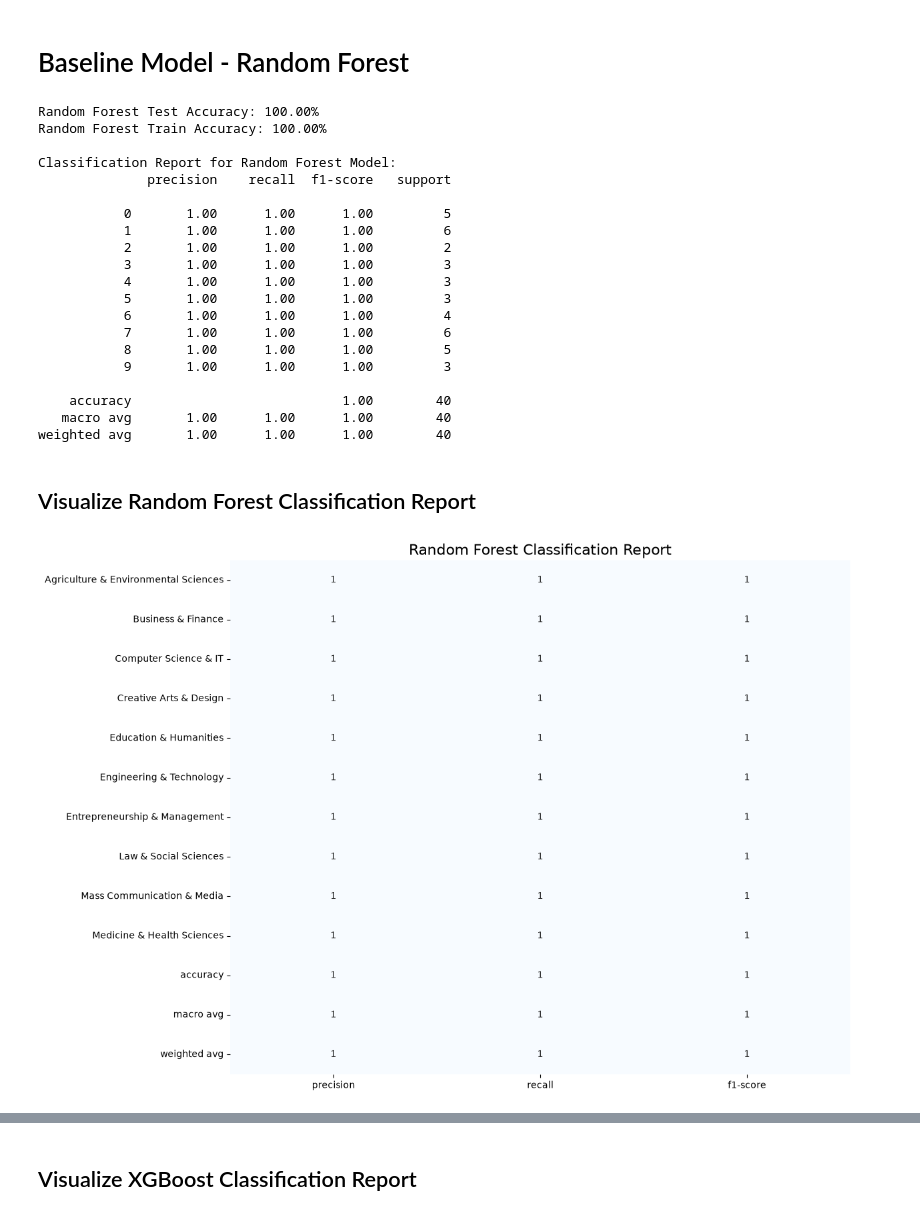
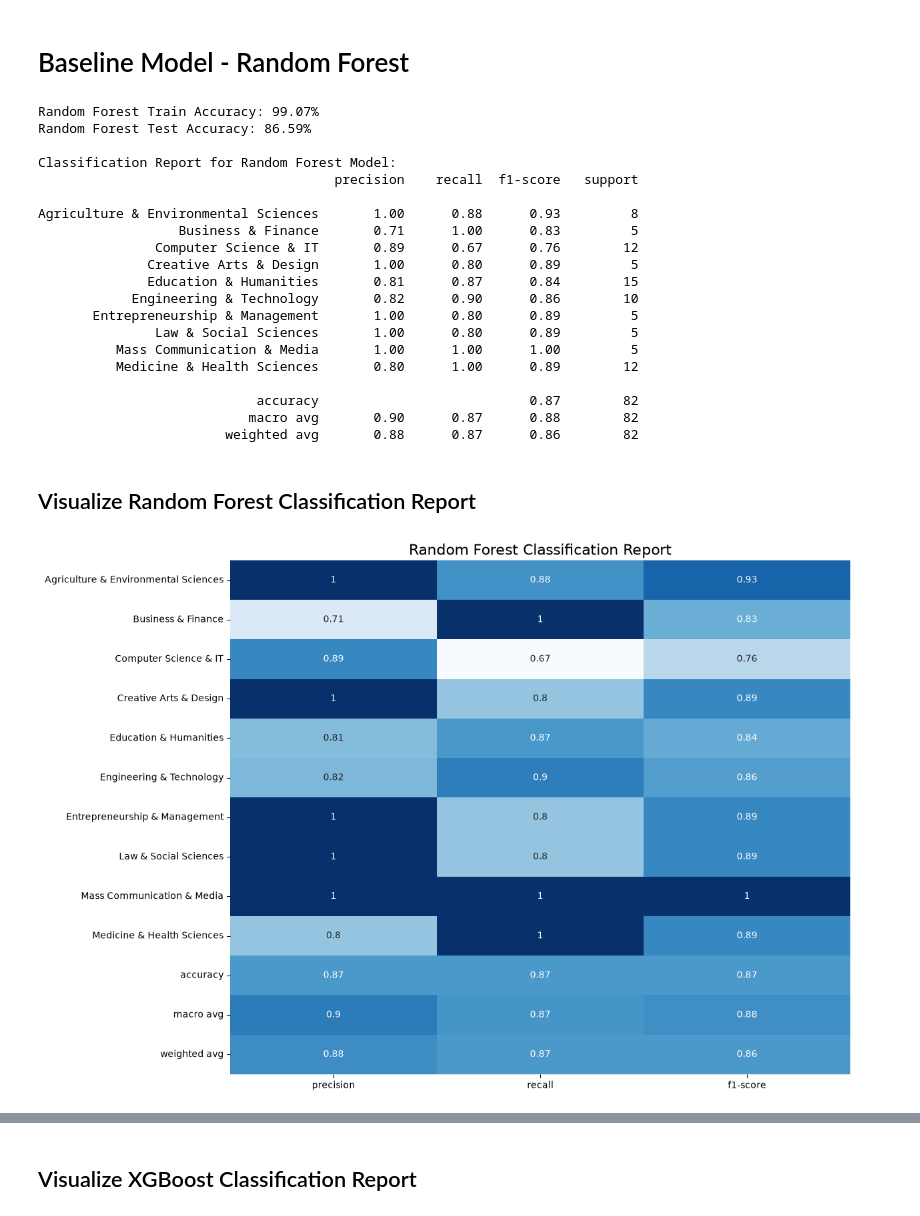
Before and after one commit to A-I-Jeremiah/Smart-Career-Portal, a Jupyter notebook: new_model.ipynb, the cells around one changed output, grey strips where cells are left out. Cells and saved outputs as stored; diff of their text form; code cells hidden in the pictures.

```diff
--- a/new_model.ipynb
+++ b/new_model.ipynb
@@ -268,22 +318,21 @@ ColumnTransformer(transformers=[('num', StandardScaler(),
 # %% [markdown]
 # Build Feature Matrix
 # %%
-features = categorical_columns + numerical_columns
 label_encoder = LabelEncoder()
 
-# add any missing columns with sensible defaults to avoid KeyError
-missing = [c for c in features if c not in df.columns]
-for c in missing:
-    df[c] = 0.0 if c in numerical_columns else "Unknown"
 
 X = df[features].copy()
-y = df["career_path"]
-y_encoded = label_encoder.fit_transform(df['career_path'])
+y = df["career_path"].dropna()
+y_encoded = label_encoder.fit_transform(y)
 
 print("First 5 rows of X (Features):")
 display(X.head())
 print("\nDistribution of y (target):")
 print(y.value_counts())
 print("\nUnique classes in target variable:", label_encoder.classes_)
+
+print("\nClass imbalance summary:")
+for i, (class_label, count) in enumerate(zip(label_encoder.classes_, y.value_counts())):
+    print(f"  {class_label}: {count}")
 # %% [output]
 First 5 rows of X (Features):
@@ -338,25 +391,6 @@ Class balance in train:
 # %% [markdown]
 # Baseline Model - Random Forest
 # %%
-rf_model = Pipeline(steps=[
-    ('preprocessor', preprocessor),
-    ('classifier', RandomForestClassifier(n_estimators=300,
-    max_depth=18,
-    min_samples_leaf=2,
-    class_weight="balanced",
-    random_state=42,
-    n_jobs=-1))
-])
-
-# Ensure preprocessor uses the normalized column names (underscores) to match X_train
-cat_cols_norm = [c.lower().strip().replace(' ', '_').replace('__', '_') for c in categorical_columns]
-num_cols_norm = [c.lower().strip().replace(' ', '_').replace('__', '_') for c in numerical_columns]
-
-preprocessor = ColumnTransformer(transformers=[
-    ('num', StandardScaler(), num_cols_norm),
-    ('cat', OrdinalEncoder(handle_unknown="use_encoded_value", unknown_value=-1), cat_cols_norm)
-])
-
 rf_model = Pipeline(steps=[
     ('preprocessor', preprocessor),
     ('classifier', RandomForestClassifier(
@@ -369,49 +403,52 @@ rf_model = Pipeline(steps=[
     ))
 ])
 
+# Fit the model
 rf_model.fit(X_train, y_train)
 
 # Evaluation
-rf_accuracy = accuracy_score(y_test, rf_model.predict(X_test))
-print(f"Random Forest Test Accuracy: {rf_accuracy*100:.2f}%")
-print(f"Random Forest Train Accuracy: {accuracy_score(y_train, rf_model.predict(X_train))*100:.2f}%")
+rf_train_accuracy = accuracy_score(y_train, rf_model.predict(X_train))
+rf_test_accuracy = accuracy_score(y_test, rf_model.predict(X_test))
+print(f"Random Forest Train Accuracy: {rf_train_accuracy*100:.2f}%")
+print(f"Random Forest Test Accuracy: {rf_test_accuracy*100:.2f}%")
 
 # Classification Report
-rf_classification_report = classification_report(y_test, rf_model.predict(X_test))
+rf_target_names = [str(c) if not (isinstance(c, float) and np.isnan(c)) else "Unknown" for c in label_encoder.classes_]
+rf_classification_report = classification_report(y_test, rf_model.predict(X_test), target_names=rf_target_names, zero_division=0)
 print("\nClassification Report for Random Forest Model:")
 print(rf_classification_report)
 # %% [output]
-Random Forest Test Accuracy: 100.00%
-Random Forest Train Accuracy: 100.00%
+Random Forest Train Accuracy: 99.07%
+Random Forest Test Accuracy: 86.59%
 
 Classification Report for Random Forest Model:
-              precision    recall  f1-score   support
+                                      precision    recall  f1-score   support
 
-           0       1.00      1.00      1.00         5
-           1       1.00      1.00      1.00         6
-           2       1.00      1.00      1.00         2
-           3       1.00      1.00      1.00         3
-           4       1.00      1.00      1.00         3
-           5       1.00      1.00      1.00         3
-           6       1.00      1.00      1.00         4
-           7       1.00      1.00      1.00         6
-           8       1.00      1.00      1.00         5
-           9       1.00      1.00      1.00         3
+Agriculture & Environmental Sciences       1.00      0.88      0.93         8
+                  Business & Finance       0.71      1.00      0.83         5
+               Computer Science & IT       0.89      0.67      0.76        12
+              Creative Arts & Design       1.00      0.80      0.89         5
+              Education & Humanities       0.81      0.87      0.84        15
+            Engineering & Technology       0.82      0.90      0.86        10
+       Entrepreneurship & Management       1.00      0.80      0.89         5
+               Law & Social Sciences       1.00      0.80      0.89         5
+          Mass Communication & Media       1.00      1.00      1.00         5
+          Medicine & Health Sciences       0.80      1.00      0.89        12
 
-    accuracy                           1.00        40
-   macro avg       1.00      1.00      1.00        40
-weighted avg       1.00      1.00      1.00        40
+                            accuracy                           0.87        82
+                           macro avg       0.90      0.87      0.88        82
+                        weighted avg       0.88      0.87      0.86        82
 # %% [markdown]
 ## Visualize Random Forest Classification Report
 # %%
-rf_classification_report_dict = classification_report(y_test, rf_model.predict(X_test), target_names=label_encoder.classes_, output_dict=True)
+rf_classification_report_dict = classification_report(y_test, rf_model.predict(X_test), target_names=label_encoder.classes_, output_dict=True, zero_division=0)
 
 # Plot Random Forest Classification Report
 fig, ax = plt.subplots(figsize=(12, 10))
 sns.heatmap(pd.DataFrame(rf_classification_report_dict).iloc[:-1, :].T, annot=True, cmap="Blues", cbar=False, ax=ax)
 ax.set_title("Random Forest Classification Report", fontsize=16)
 #plt.savefig("ml/models/classification_report.png", dpi=120, bbox_inches="tight")
 plt.show()
 # %% [output]
-[figure, old version]
+[figure, new version]
 # %% [markdown]
```
Also changed, not shown: parts of 20 cells of this notebook, 3 other files.
